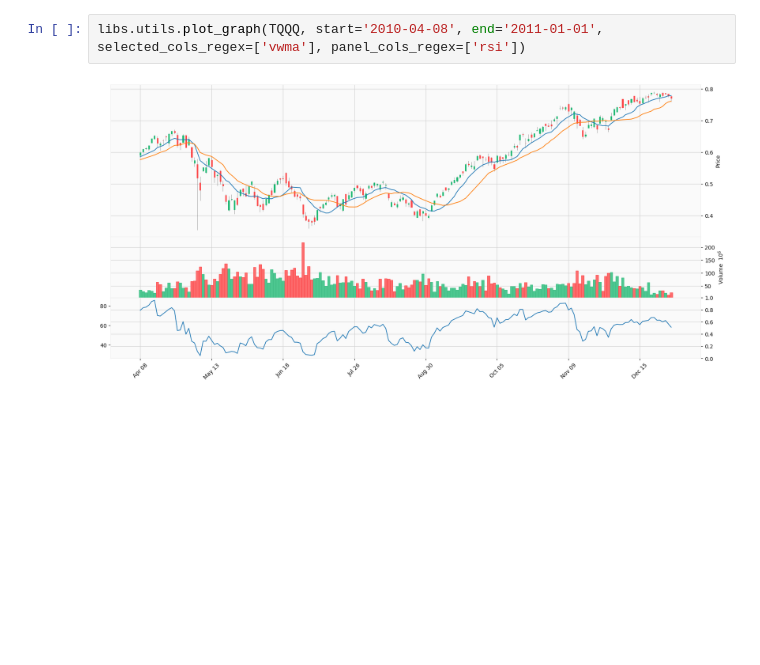
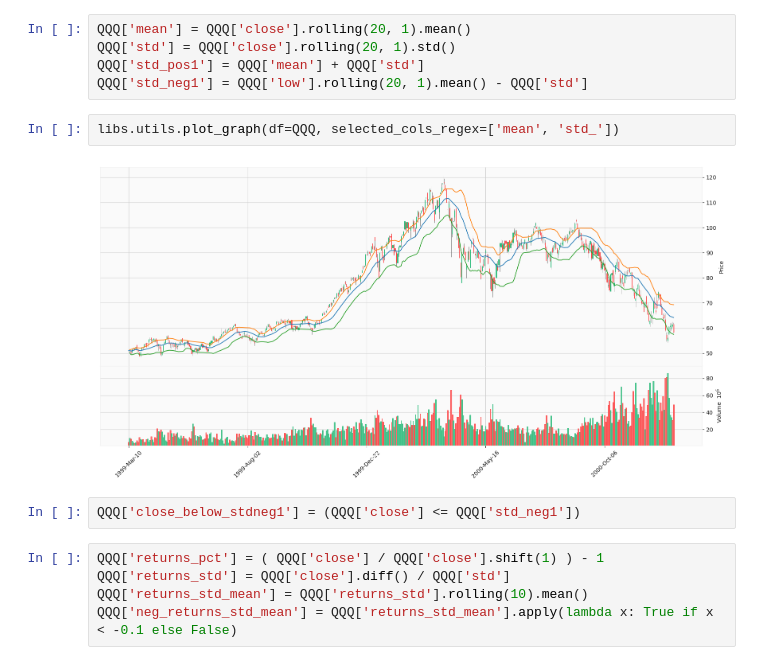
Before and after one commit to victortangggg/trading, a Jupyter notebook: research/TQQQ Alpha #1.ipynb, the cells around one changed output. Cells and saved outputs as stored; diff of their text form; blank space fills up the shorter version.

```diff
--- a/research/TQQQ Alpha #1.ipynb
+++ b/research/TQQQ Alpha #1.ipynb
@@ -52,4 +38,16 @@ TQQQ.head()
-# %%
-libs.utils.plot_graph(TQQQ, start='2010-04-08', end='2011-01-01', selected_cols_regex=['vwma'], panel_cols_regex=['rsi'])
-# %% [output]
-[figure, removed]
+# %%
+QQQ['mean'] = QQQ['close'].rolling(20, 1).mean()
+QQQ['std'] = QQQ['close'].rolling(20, 1).std()
+QQQ['std_pos1'] = QQQ['mean'] + QQQ['std']
+QQQ['std_neg1'] = QQQ['low'].rolling(20, 1).mean() - QQQ['std']
+# %%
+libs.utils.plot_graph(df=QQQ, selected_cols_regex=['mean', 'std_'])
+# %% [output]
+[figure, added]
+# %%
+QQQ['close_below_stdneg1'] = (QQQ['close'] <= QQQ['std_neg1'])
+# %%
+QQQ['returns_pct'] = ( QQQ['close'] / QQQ['close'].shift(1) ) - 1
+QQQ['returns_std'] = QQQ['close'].diff() / QQQ['std']
+QQQ['returns_std_mean'] = QQQ['returns_std'].rolling(10).mean()
+QQQ['neg_returns_std_mean'] = QQQ['returns_std_mean'].apply(lambda x: True if x < -0.1 else False)
```
Also changed, not shown: parts of 30 cells of this notebook, 26 other files.
